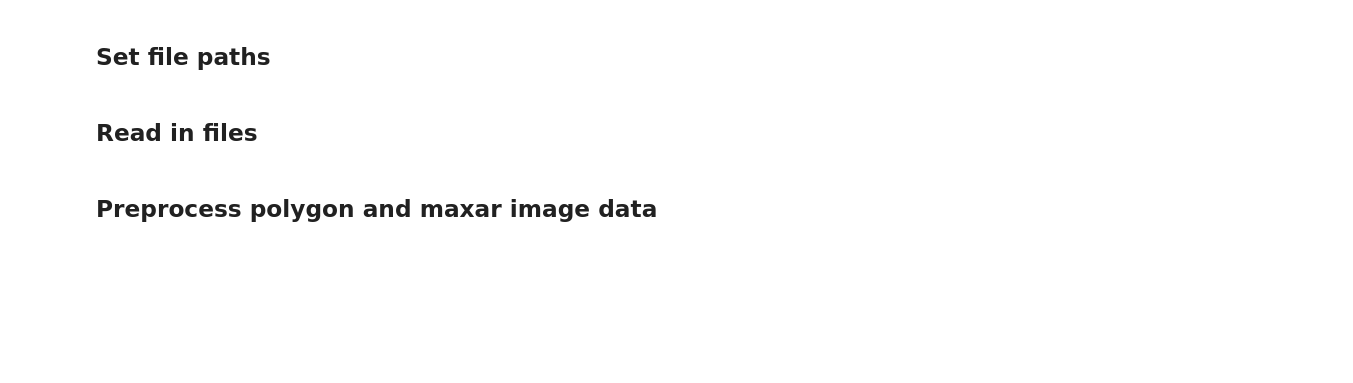
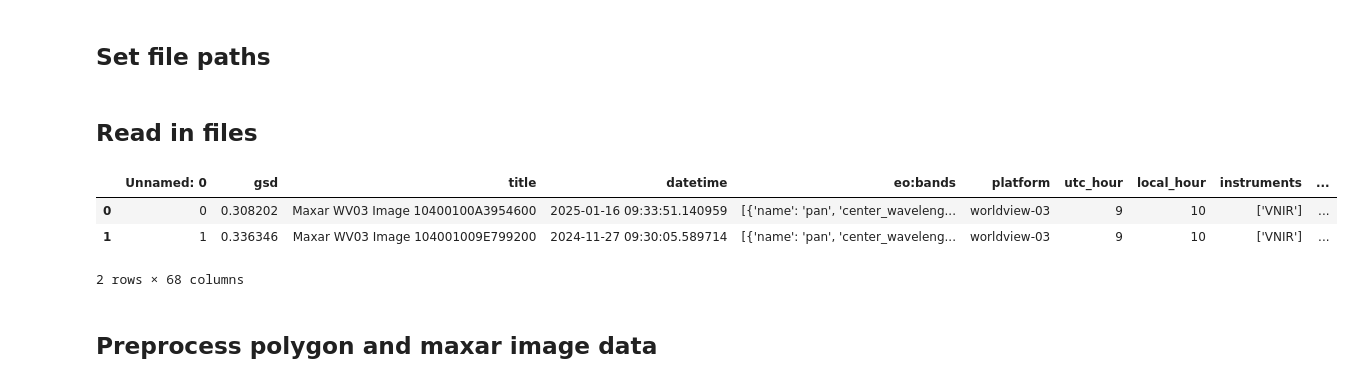
Before and after one commit to wri/decision-tree, a Jupyter notebook: notebooks/analyze_maxar_img_avail.ipynb, the cells around one changed output. Drawn from its saved outputs; the diff is of its cells as text; code cells hidden in the pictures; blank space fills up the shorter version.

```diff
--- a/notebooks/analyze_maxar_img_avail.ipynb
+++ b/notebooks/analyze_maxar_img_avail.ipynb
@@ -55,6 +60,13 @@ proj_img_avail_base_df = pd.read_csv(proj_img_avail_base)
 poly_img_avail_ev_df = pd.read_csv(poly_img_avail_ev)
 low_cov_poly_ev_df = pd.read_csv(low_cov_poly_ev)
 proj_img_avail_ev_df = pd.read_csv(proj_img_avail_ev)
+# %%
+maxar_df.head(2)
+# %% [output]
+|  | Unnamed: 0 | gsd | title | datetime | eo:bands | platform | utc_hour | local_hour | instruments | ... |
+| 0 | 0 | 0.308202 | Maxar WV03 Image 10400100A3954600 | 2025-01-16 09:33:51.140959 | [{'name': 'pan', 'center_waveleng... | worldview-03 | 9 | 10 | ['VNIR'] | ... |
+| 1 | 1 | 0.336346 | Maxar WV03 Image 104001009E799200 | 2024-11-27 09:30:05.589714 | [{'name': 'pan', 'center_waveleng... | worldview-03 | 9 | 10 | ['VNIR'] | ... |
+2 rows × 68 columns
 # %% [markdown]
 ## Preprocess polygon and maxar image data
 # %%
```
Also changed, not shown: parts of 7 cells of this notebook, 3 other files.
